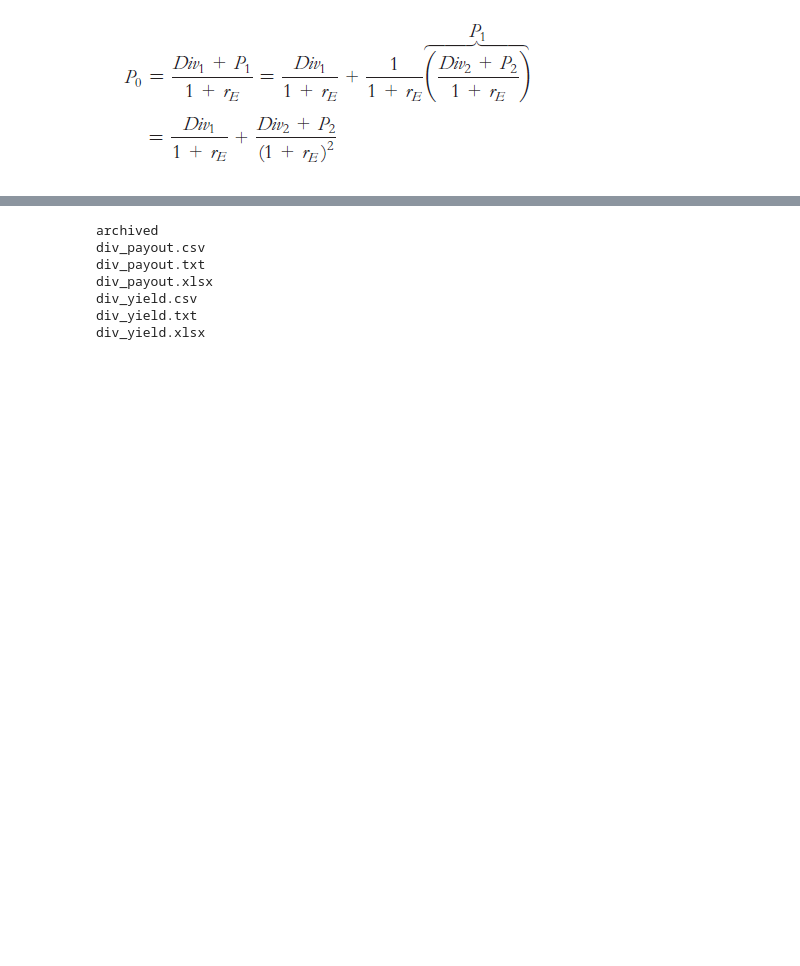
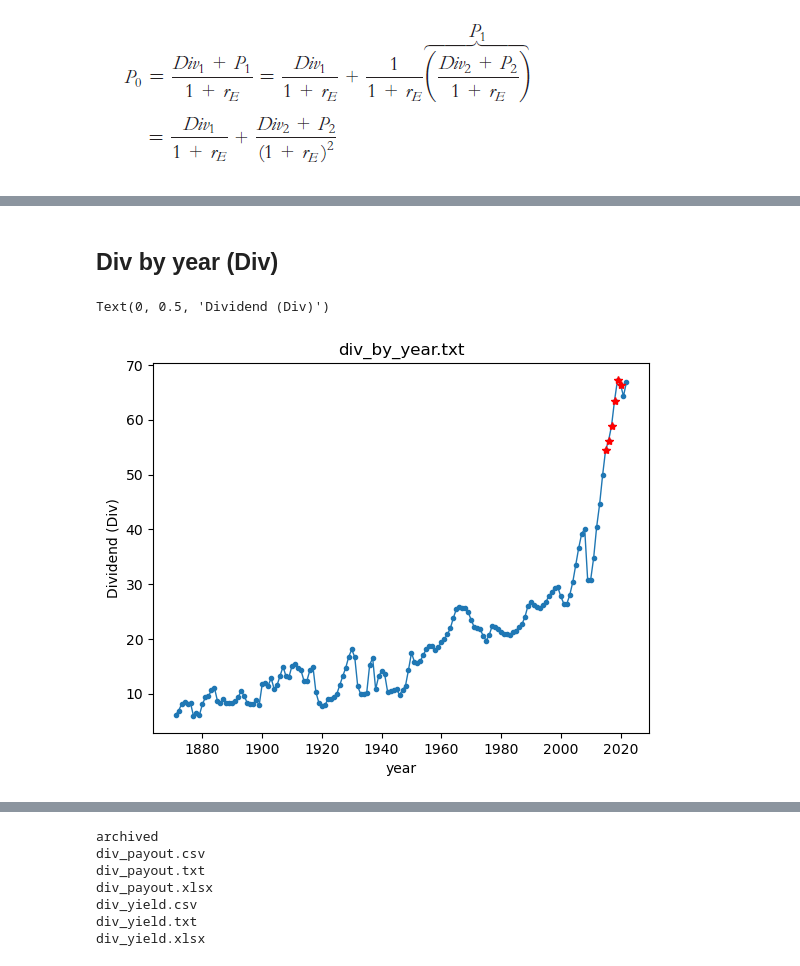
Before and after one commit to notmuchgeek/y3_BPES_cw01, a Jupyter notebook: cw01_main.ipynb, the cells around one changed output, grey strips where cells are left out. Drawn from its saved outputs; the diff is of its cells as text; code cells hidden in the pictures; blank space fills up the shorter version.

```diff
--- a/cw01_main.ipynb
+++ b/cw01_main.ipynb
@@ -12,0 +99,15 @@ Populating the interactive namespace from numpy and matplotlib
+# %% [markdown]
+## Div by year (Div)
+# %%
+fig, ax = plt.subplots()
+
+plt.title('div_by_year.txt')
+ax.plot(div_year,div, linewidth=1,label = 'Dividend (Div)', marker='.')
+ax.plot(div_year[2:8],div[2:8], linewidth=1,label = 'Dividend (Div)',
+        marker='*',color='r',linestyle='')
+
+ax.set_xlabel('year')
+ax.set_ylabel('Dividend (Div)')
+# %% [output]
+Text(0, 0.5, 'Dividend (Div)')
+[figure, added]
```
Also changed, not shown: parts of 14 cells of this notebook, 13 other files.
